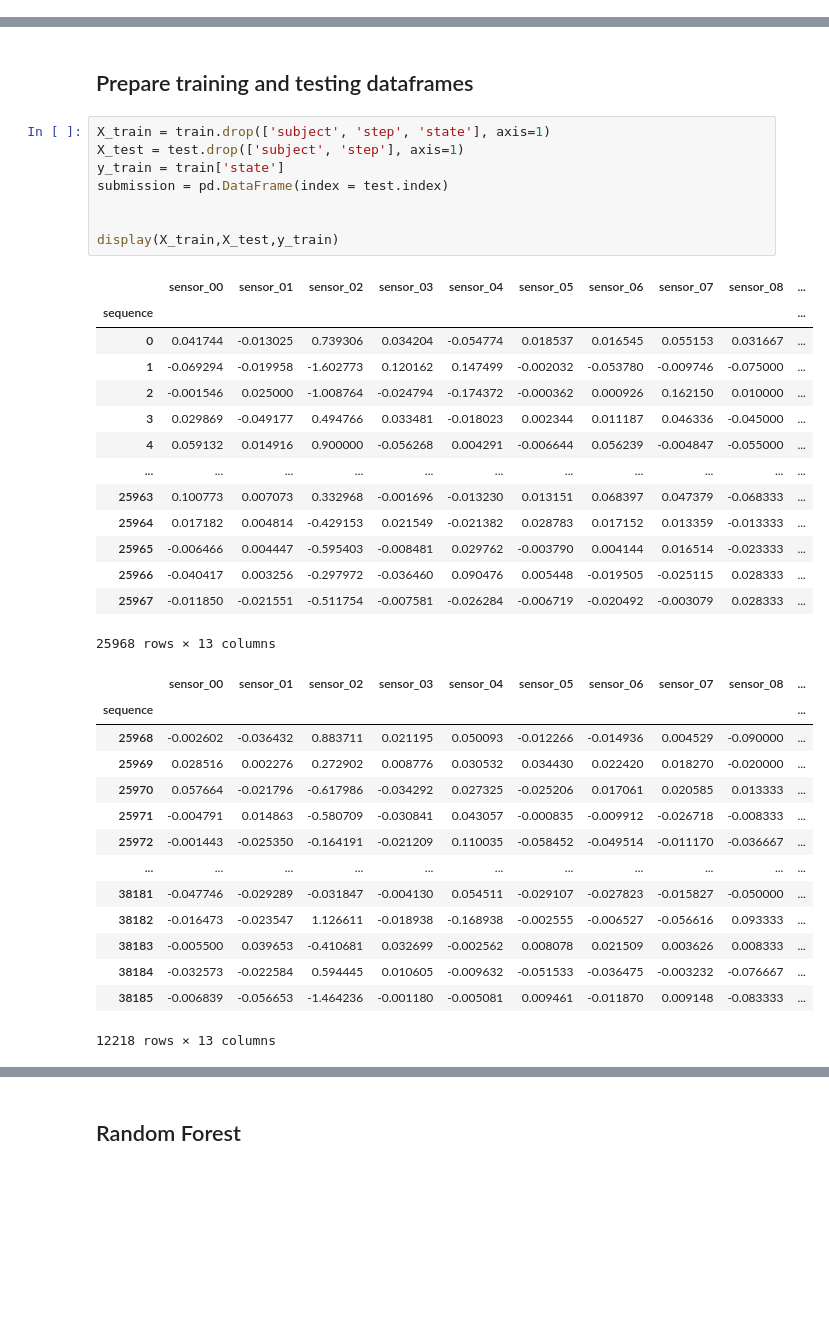
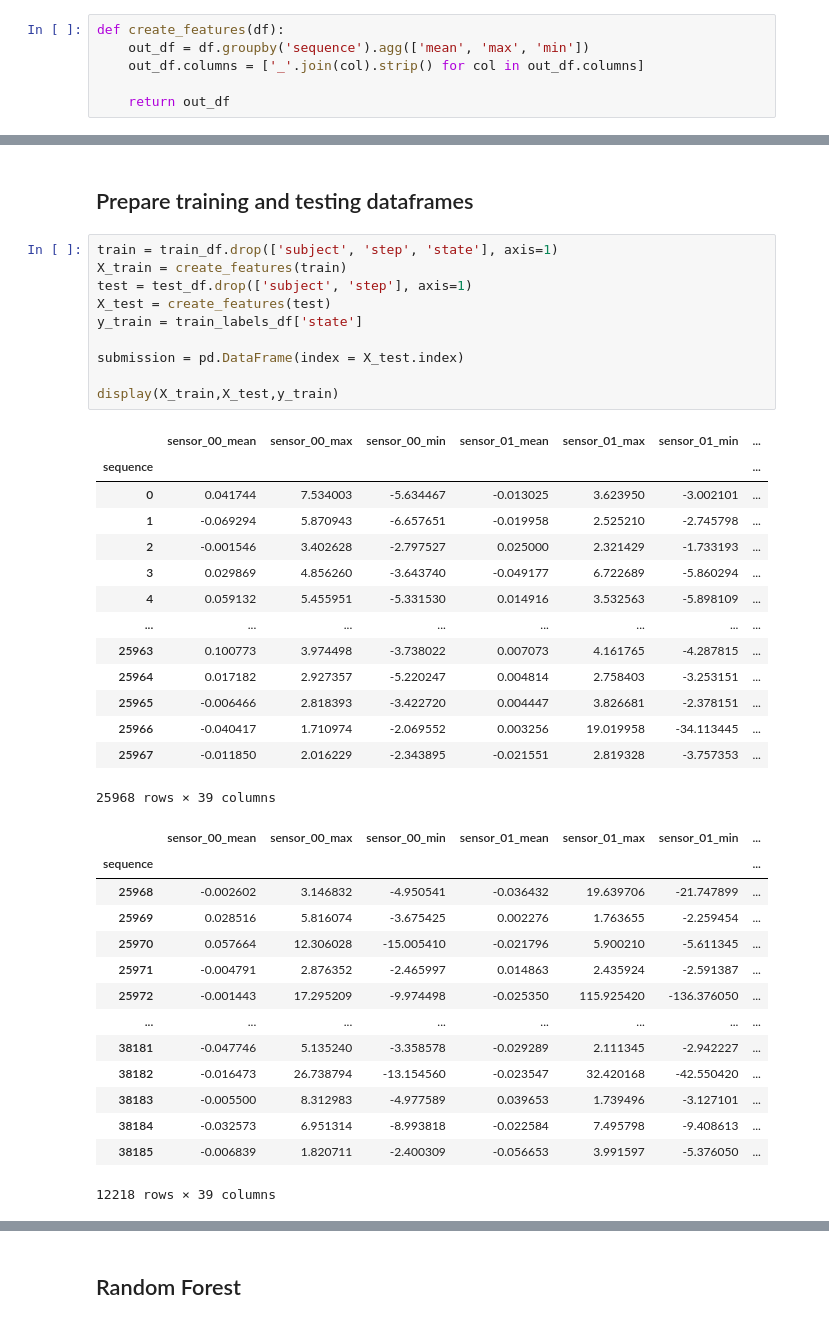
Before and after one commit to Kanaliha/Kaggle, a Jupyter notebook: Competitions/tabular-playground-series-apr-2022/tps-apr22-rookie-eda.ipynb, the cells around one changed output, grey strips where cells are left out. Cells and saved outputs as stored; diff of their text form; blank space fills up the shorter version.

```diff
--- a/Competitions/tabular-playground-series-apr-2022/tps-apr22-rookie-eda.ipynb
+++ b/Competitions/tabular-playground-series-apr-2022/tps-apr22-rookie-eda.ipynb
@@ -114,41 +111,49 @@ test = test_df.groupby('sequence').mean()
+# %%
+def create_features(df):
+    out_df = df.groupby('sequence').agg(['mean', 'max', 'min'])
+    out_df.columns = ['_'.join(col).strip() for col in out_df.columns]
+
+    return out_df
 # %% [markdown]
 # Model
 # %% [markdown]
 ## Prepare training and testing dataframes
 # %%
-X_train = train.drop(['subject', 'step', 'state'], axis=1)
-X_test = test.drop(['subject', 'step'], axis=1)
-y_train = train['state']
-submission = pd.DataFrame(index = test.index)
+train = train_df.drop(['subject', 'step', 'state'], axis=1)
+X_train = create_features(train)
+test = test_df.drop(['subject', 'step'], axis=1)
+X_test = create_features(test)
+y_train = train_labels_df['state']
 
+submission = pd.DataFrame(index = X_test.index)
 
 display(X_train,X_test,y_train)
 # %% [output]
-|  | sensor_00 | sensor_01 | sensor_02 | sensor_03 | sensor_04 | sensor_05 | sensor_06 | sensor_07 | sensor_08 | ... |
-| sequence |  |  |  |  |  |  |  |  |  | ... |
-| 0 | 0.041744 | -0.013025 | 0.739306 | 0.034204 | -0.054774 | 0.018537 | 0.016545 | 0.055153 | 0.031667 | ... |
-| 1 | -0.069294 | -0.019958 | -1.602773 | 0.120162 | 0.147499 | -0.002032 | -0.053780 | -0.009746 | -0.075000 | ... |
-| 2 | -0.001546 | 0.025000 | -1.008764 | -0.024794 | -0.174372 | -0.000362 | 0.000926 | 0.162150 | 0.010000 | ... |
-| 3 | 0.029869 | -0.049177 | 0.494766 | 0.033481 | -0.018023 | 0.002344 | 0.011187 | 0.046336 | -0.045000 | ... |
-| 4 | 0.059132 | 0.014916 | 0.900000 | -0.056268 | 0.004291 | -0.006644 | 0.056239 | -0.004847 | -0.055000 | ... |
-| ... | ... | ... | ... | ... | ... | ... | ... | ... | ... | ... |
-| 25963 | 0.100773 | 0.007073 | 0.332968 | -0.001696 | -0.013230 | 0.013151 | 0.068397 | 0.047379 | -0.068333 | ... |
-| 25964 | 0.017182 | 0.004814 | -0.429153 | 0.021549 | -0.021382 | 0.028783 | 0.017152 | 0.013359 | -0.013333 | ... |
-| 25965 | -0.006466 | 0.004447 | -0.595403 | -0.008481 | 0.029762 | -0.003790 | 0.004144 | 0.016514 | -0.023333 | ... |
-| 25966 | -0.040417 | 0.003256 | -0.297972 | -0.036460 | 0.090476 | 0.005448 | -0.019505 | -0.025115 | 0.028333 | ... |
-| 25967 | -0.011850 | -0.021551 | -0.511754 | -0.007581 | -0.026284 | -0.006719 | -0.020492 | -0.003079 | 0.028333 | ... |
+|  | sensor_00_mean | sensor_00_max | sensor_00_min | sensor_01_mean | sensor_01_max | sensor_01_min | ... |
+| sequence |  |  |  |  |  |  | ... |
+| 0 | 0.041744 | 7.534003 | -5.634467 | -0.013025 | 3.623950 | -3.002101 | ... |
+| 1 | -0.069294 | 5.870943 | -6.657651 | -0.019958 | 2.525210 | -2.745798 | ... |
+| 2 | -0.001546 | 3.402628 | -2.797527 | 0.025000 | 2.321429 | -1.733193 | ... |
+| 3 | 0.029869 | 4.856260 | -3.643740 | -0.049177 | 6.722689 | -5.860294 | ... |
+| 4 | 0.059132 | 5.455951 | -5.331530 | 0.014916 | 3.532563 | -5.898109 | ... |
+| ... | ... | ... | ... | ... | ... | ... | ... |
+| 25963 | 0.100773 | 3.974498 | -3.738022 | 0.007073 | 4.161765 | -4.287815 | ... |
+| 25964 | 0.017182 | 2.927357 | -5.220247 | 0.004814 | 2.758403 | -3.253151 | ... |
+| 25965 | -0.006466 | 2.818393 | -3.422720 | 0.004447 | 3.826681 | -2.378151 | ... |
+| 25966 | -0.040417 | 1.710974 | -2.069552 | 0.003256 | 19.019958 | -34.113445 | ... |
+| 25967 | -0.011850 | 2.016229 | -2.343895 | -0.021551 | 2.819328 | -3.757353 | ... |
-25968 rows × 13 columns
+25968 rows × 39 columns
-|  | sensor_00 | sensor_01 | sensor_02 | sensor_03 | sensor_04 | sensor_05 | sensor_06 | sensor_07 | sensor_08 | ... |
-| sequence |  |  |  |  |  |  |  |  |  | ... |
-| 25968 | -0.002602 | -0.036432 | 0.883711 | 0.021195 | 0.050093 | -0.012266 | -0.014936 | 0.004529 | -0.090000 | ... |
-| 25969 | 0.028516 | 0.002276 | 0.272902 | 0.008776 | 0.030532 | 0.034430 | 0.022420 | 0.018270 | -0.020000 | ... |
-| 25970 | 0.057664 | -0.021796 | -0.617986 | -0.034292 | 0.027325 | -0.025206 | 0.017061 | 0.020585 | 0.013333 | ... |
-| 25971 | -0.004791 | 0.014863 | -0.580709 | -0.030841 | 0.043057 | -0.000835 | -0.009912 | -0.026718 | -0.008333 | ... |
-| 25972 | -0.001443 | -0.025350 | -0.164191 | -0.021209 | 0.110035 | -0.058452 | -0.049514 | -0.011170 | -0.036667 | ... |
-| ... | ... | ... | ... | ... | ... | ... | ... | ... | ... | ... |
-| 38181 | -0.047746 | -0.029289 | -0.031847 | -0.004130 | 0.054511 | -0.029107 | -0.027823 | -0.015827 | -0.050000 | ... |
-| 38182 | -0.016473 | -0.023547 | 1.126611 | -0.018938 | -0.168938 | -0.002555 | -0.006527 | -0.056616 | 0.093333 | ... |
-| 38183 | -0.005500 | 0.039653 | -0.410681 | 0.032699 | -0.002562 | 0.008078 | 0.021509 | 0.003626 | 0.008333 | ... |
-| 38184 | -0.032573 | -0.022584 | 0.594445 | 0.010605 | -0.009632 | -0.051533 | -0.036475 | -0.003232 | -0.076667 | ... |
-| 38185 | -0.006839 | -0.056653 | -1.464236 | -0.001180 | -0.005081 | 0.009461 | -0.011870 | 0.009148 | -0.083333 | ... |
+|  | sensor_00_mean | sensor_00_max | sensor_00_min | sensor_01_mean | sensor_01_max | sensor_01_min | ... |
+| sequence |  |  |  |  |  |  | ... |
+| 25968 | -0.002602 | 3.146832 | -4.950541 | -0.036432 | 19.639706 | -21.747899 | ... |
+| 25969 | 0.028516 | 5.816074 | -3.675425 | 0.002276 | 1.763655 | -2.259454 | ... |
+| 25970 | 0.057664 | 12.306028 | -15.005410 | -0.021796 | 5.900210 | -5.611345 | ... |
+| 25971 | -0.004791 | 2.876352 | -2.465997 | 0.014863 | 2.435924 | -2.591387 | ... |
+| 25972 | -0.001443 | 17.295209 | -9.974498 | -0.025350 | 115.925420 | -136.376050 | ... |
+| ... | ... | ... | ... | ... | ... | ... | ... |
+| 38181 | -0.047746 | 5.135240 | -3.358578 | -0.029289 | 2.111345 | -2.942227 | ... |
+| 38182 | -0.016473 | 26.738794 | -13.154560 | -0.023547 | 32.420168 | -42.550420 | ... |
+| 38183 | -0.005500 | 8.312983 | -4.977589 | 0.039653 | 1.739496 | -3.127101 | ... |
+| 38184 | -0.032573 | 6.951314 | -8.993818 | -0.022584 | 7.495798 | -9.408613 | ... |
+| 38185 | -0.006839 | 1.820711 | -2.400309 | -0.056653 | 3.991597 | -5.376050 | ... |
-12218 rows × 13 columns
+12218 rows × 39 columns
```
Also changed, not shown: parts of 4 cells of this notebook, 1 other file.
